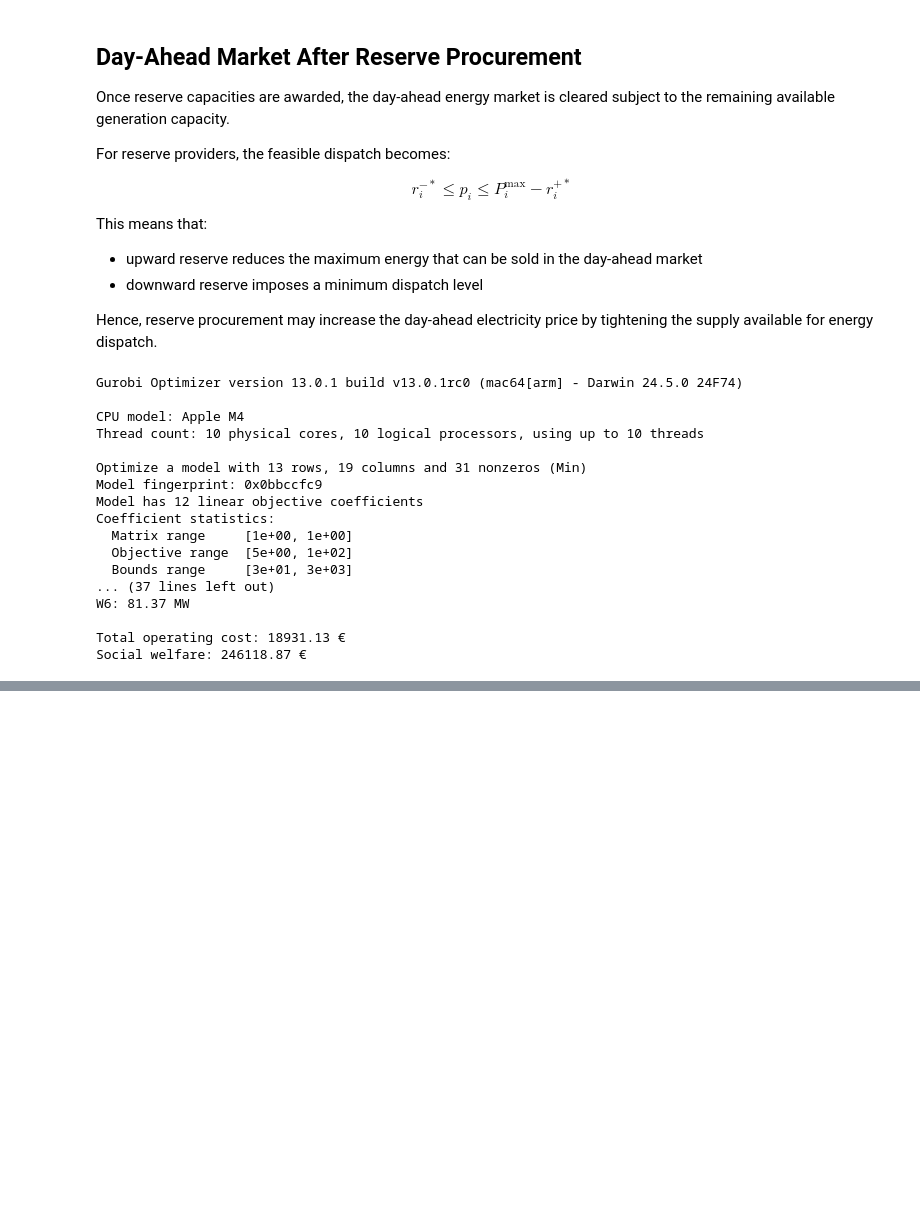
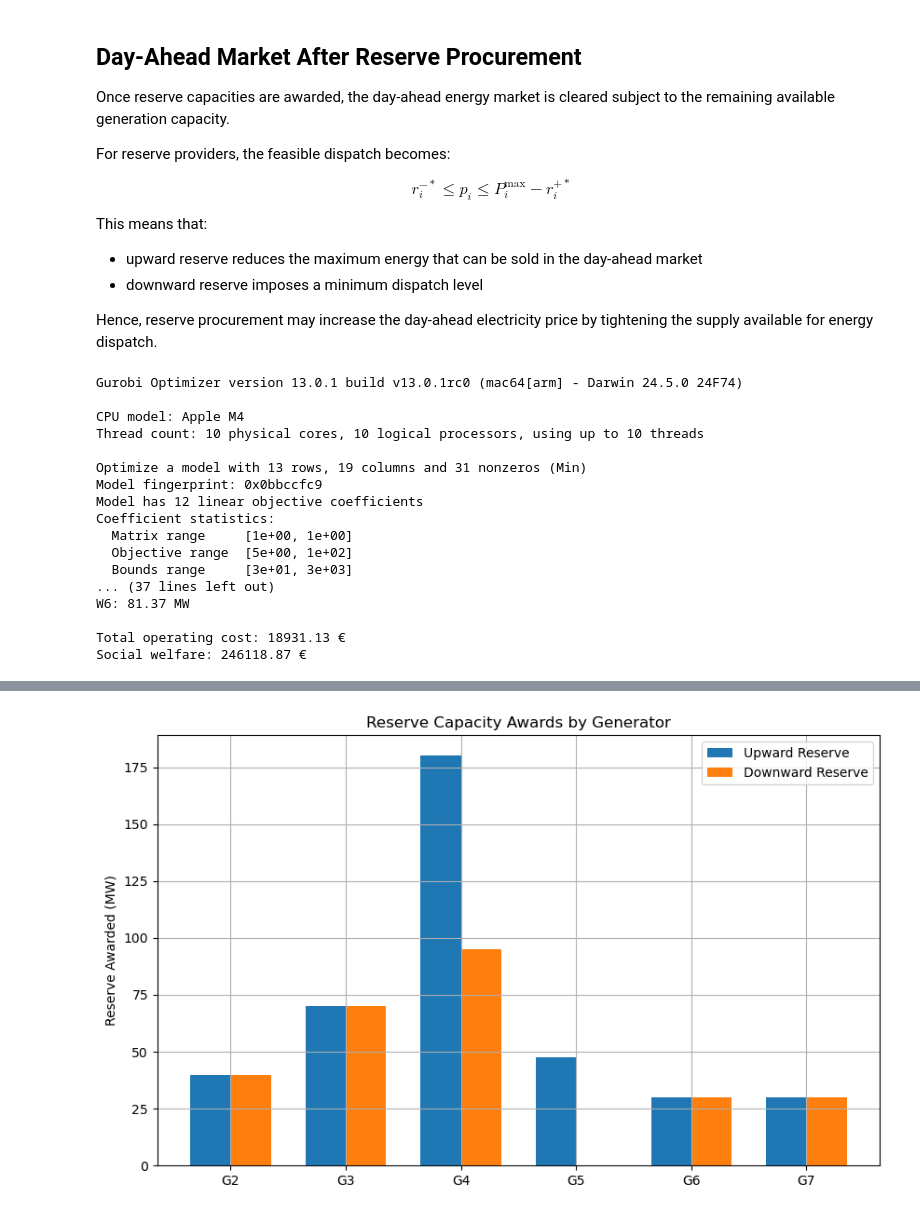
Before and after one commit to KonstantinosKountras/46755-electricity-market-clearing_Asgn1, a Jupyter notebook: Assignment1_6ReserveMarket.ipynb, the cells around one changed output, grey strips where cells are left out. Saved outputs shown, nothing was run; the diff lists cells and outputs as text; code cells hidden in the pictures; blank space fills up the shorter version.

```diff
--- a/Assignment1_6ReserveMarket.ipynb
+++ b/Assignment1_6ReserveMarket.ipynb
@@ -773,0 +870,80 @@ Social welfare: 246118.87 €
+# %%
+# ============================================
+# STEP 6 — RESERVE AWARDS PLOT
+# ============================================
+
+plt.figure(figsize=(10,6))
+
+x = np.arange(len(flexible_generators))
+width = 0.35
+
+plt.bar(
+    x - width/2,
+    [r_up_awarded[i] for i in flexible_generators],
+    width=width,
+    label="Upward Reserve"
+)
+
+plt.bar(
+    x + width/2,
+    [r_down_awarded[i] for i in flexible_generators],
+    width=width,
+    label="Downward Reserve"
+)
+
+plt.xticks(x, [f"G{i+1}" for i in flexible_generators])
+plt.ylabel("Reserve Awarded (MW)")
+plt.title("Reserve Capacity Awards by Generator")
+plt.legend()
+plt.grid(True)
+plt.show()
+
+# ============================================
+# STEP 6 — DISPATCH COMPARISON PLOT
+# ============================================
+
+plt.figure(figsize=(11,6))
+
+x = np.arange(len(G))
+width = 0.35
+
+dispatch_without = [model.getVarByName(f"p_i[{i}]").X for i in G]
+dispatch_with = [p_i[i].X for i in G]
+
+plt.bar(x - width/2, dispatch_without, width=width, label="Without Reserve")
+plt.bar(x + width/2, dispatch_with, width=width, label="With Reserve")
+
+plt.xticks(x, [f"G{i+1}" for i in G])
+plt.ylabel("Dispatch (MW)")
+plt.title("Day-Ahead Dispatch: With vs Without Reserve")
+plt.legend()
+plt.grid(True)
+plt.show()
+
+# ============================================
+# STEP 6 — PRICE COMPARISON PLOT
+# ============================================
+
+price_df = pd.DataFrame({
+    "Price Type": [
+        "Reserve Up",
+        "Reserve Down",
+        "DA without Reserve",
+        "DA with Reserve"
+    ],
+    "Price": [
+        lambda_res_up,
+        lambda_res_down,
+        lambda_t,
+        lambda_DA_reserve
+    ]
+})
+
+plt.figure(figsize=(8,5))
+plt.bar(price_df["Price Type"], price_df["Price"])
+plt.ylabel("Price")
+plt.title("Reserve and Day-Ahead Market Prices")
+plt.grid(True)
+plt.show()
+# %% [output]
+[figure, added]
```
Also changed, not shown: parts of 2 cells of this notebook.
